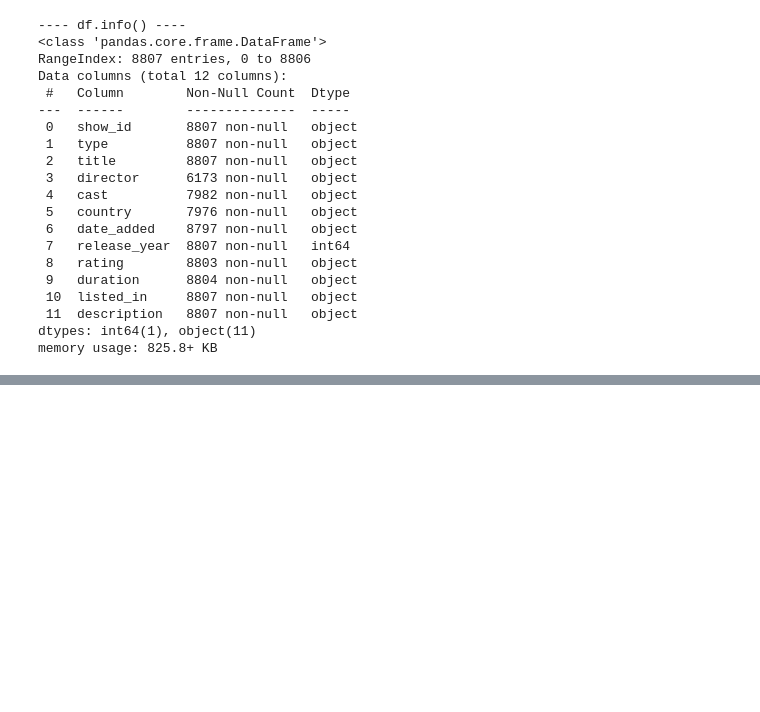
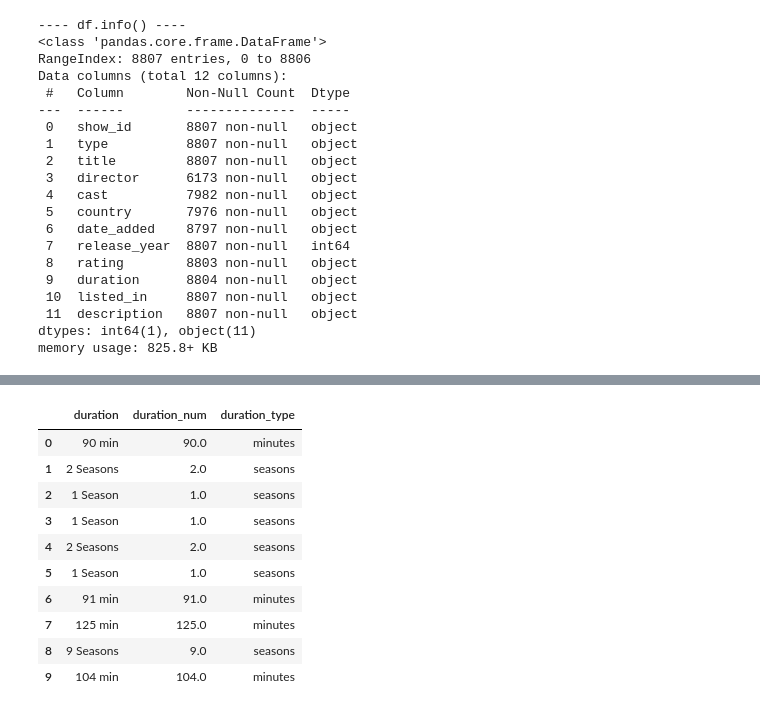
Before and after one commit to Mohd-Faizan-Khan/Netflix-Data-Analysis, a Jupyter notebook: notebooks/02_Data_Cleansing.ipynb, the cells around one changed output, grey strips where cells are left out. Saved outputs shown, nothing was run; the diff lists cells and outputs as text; code cells hidden in the pictures; blank space fills up the shorter version.

```diff
--- a/notebooks/02_Data_Cleansing.ipynb
+++ b/notebooks/02_Data_Cleansing.ipynb
@@ -57,0 +228,46 @@ memory usage: 825.8+ KB
+# %%
+# Step 4.1 — Cleanly parse duration into numeric + type
+
+def parse_duration(value):
+    """
+    Takes a raw duration string like '90 min' or '2 Seasons'
+    and returns a tuple: (numeric_value, type)
+    """
+    if pd.isna(value):
+        return (None, None)
+
+    value = str(value).strip()
+    parts = value.split()
+
+    number = parts[0]
+    unit = parts[1]
+
+    if "Season" in unit:
+        return (int(number), "seasons")
+    else:
+        return (int(number), "minutes")
+    #Fallback
+    return (None, None)
+# %%
+# Step 4.2 — Apply parse_duration to each row
+
+parsed = df['duration'].apply(parse_duration)
+
+# Create two new columns
+df['duration_num'] = parsed.apply(lambda x: x[0])
+df['duration_type'] = parsed.apply(lambda x: x[1])
+
+# Look at the first few rows
+df[['duration', 'duration_num', 'duration_type']].head(10)
+# %% [output]
+|  | duration | duration_num | duration_type |
+| 0 | 90 min | 90.0 | minutes |
+| 1 | 2 Seasons | 2.0 | seasons |
+| 2 | 1 Season | 1.0 | seasons |
+| 3 | 1 Season | 1.0 | seasons |
+| 4 | 2 Seasons | 2.0 | seasons |
+| 5 | 1 Season | 1.0 | seasons |
+| 6 | 91 min | 91.0 | minutes |
+| 7 | 125 min | 125.0 | minutes |
+| 8 | 9 Seasons | 9.0 | seasons |
+| 9 | 104 min | 104.0 | minutes |
```
Also changed, not shown: parts of 12 cells of this notebook, 2 other files.
